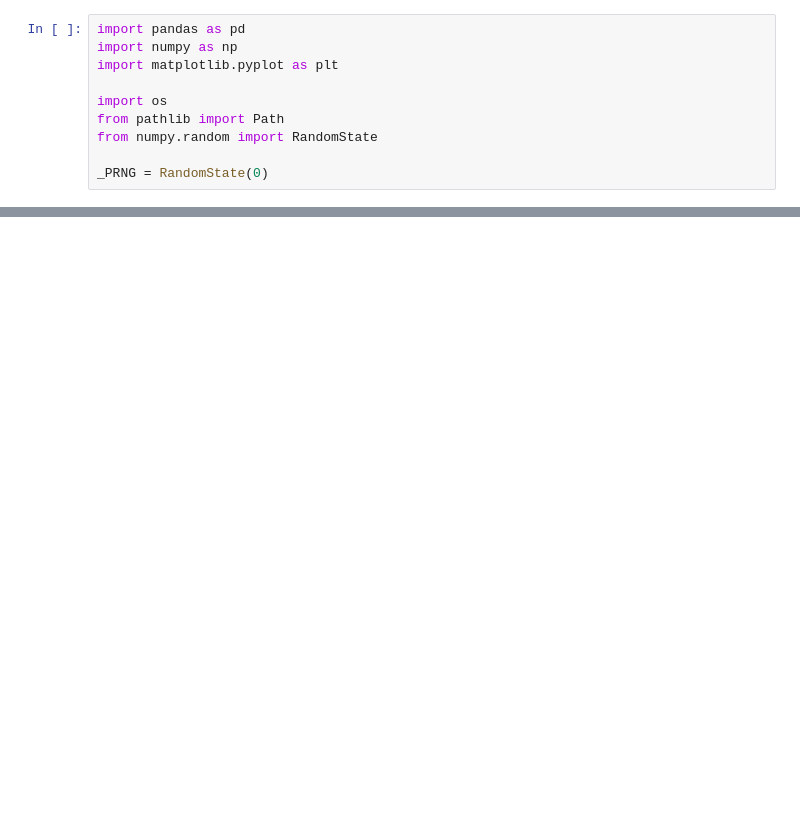
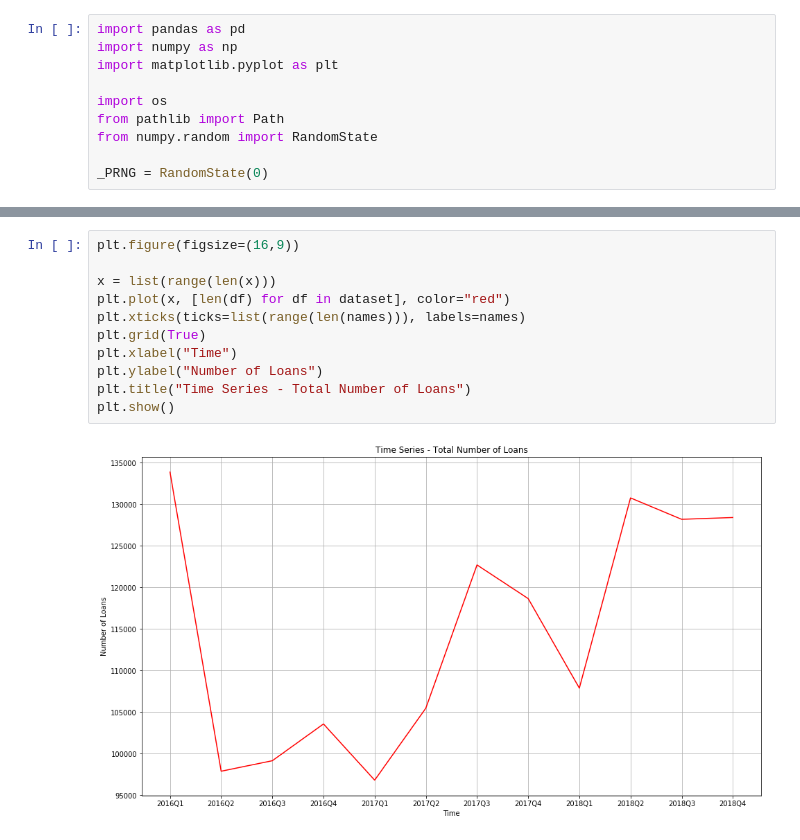
Before and after one commit to juszhan/LendingClub-Profitability, a Jupyter notebook: lendingclub_time_series_analysis.ipynb, the cells around one changed output, grey strips where cells are left out. Saved outputs shown, nothing was run; the diff lists cells and outputs as text; blank space fills up the shorter version.

```diff
--- a/lendingclub_time_series_analysis.ipynb
+++ b/lendingclub_time_series_analysis.ipynb
@@ -55,0 +58,13 @@ Name: loan_status, dtype: int64
+# %%
+plt.figure(figsize=(16,9))
+
+x = list(range(len(x)))
+plt.plot(x, [len(df) for df in dataset], color="red")
+plt.xticks(ticks=list(range(len(names))), labels=names)
+plt.grid(True)
+plt.xlabel("Time")
+plt.ylabel("Number of Loans")
+plt.title("Time Series - Total Number of Loans")
+plt.show()
+# %% [output]
+[figure, added]
```
Also changed, not shown: parts of 6 cells of this notebook.
